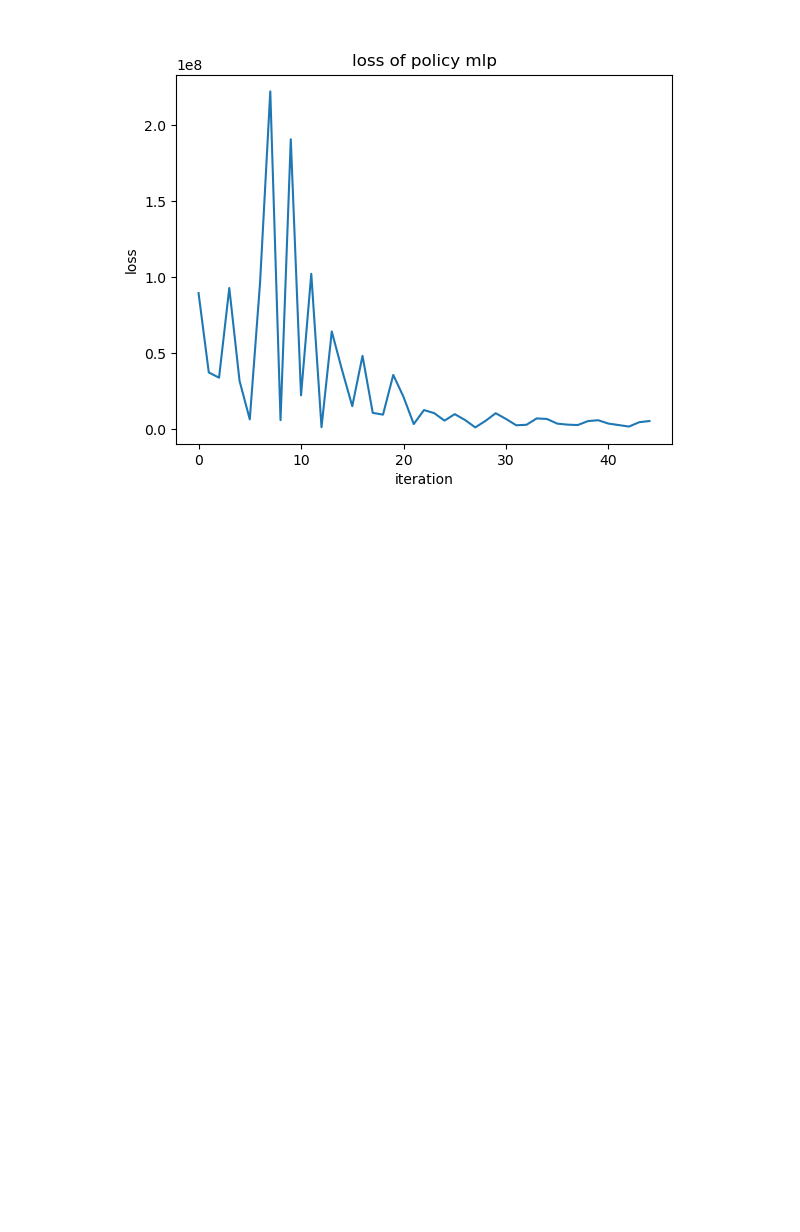
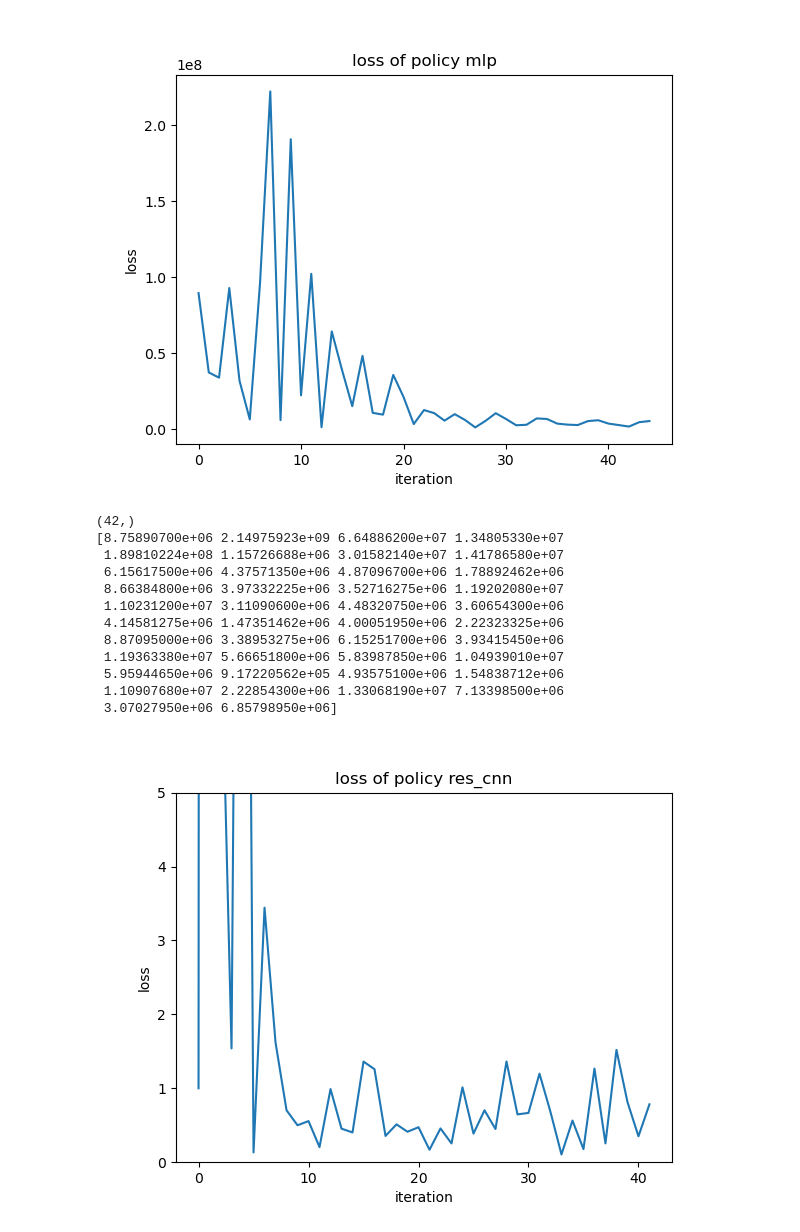
Before and after one commit to Zhou-spec/OTC_Marketing_Making, a Jupyter notebook: initial_loss_convergence.ipynb, the cells around one changed output. Cells and saved outputs as stored; diff of their text form; code cells hidden in the pictures; blank space fills up the shorter version.

```diff
--- a/initial_loss_convergence.ipynb
+++ b/initial_loss_convergence.ipynb
@@ -34,3 +34,31 @@ plt.title('loss of policy mlp')
 plt.show()
 # %% [output]
 [figure]
+# %%
+loss_res_cnn = np.load('loss_policy_res_cnn_loss.npy')
+print(loss_res_cnn.shape)
+print(loss_res_cnn)
+
+x = [i / loss_res_cnn[0] for i in loss_res_cnn]
+#draw the figure
+plt.figure()
+plt.plot(x)
+plt.xlabel('iteration')
+plt.ylabel('loss')
+plt.title('loss of policy res_cnn')
+plt.ylim(0, 5)
+plt.show()
+# %% [output]
+(42,)
+[8.75890700e+06 2.14975923e+09 6.64886200e+07 1.34805330e+07
+ 1.89810224e+08 1.15726688e+06 3.01582140e+07 1.41786580e+07
+ 6.15617500e+06 4.37571350e+06 4.87096700e+06 1.78892462e+06
+ 8.66384800e+06 3.97332225e+06 3.52716275e+06 1.19202080e+07
+ 1.10231200e+07 3.11090600e+06 4.48320750e+06 3.60654300e+06
+ 4.14581275e+06 1.47351462e+06 4.00051950e+06 2.22323325e+06
+ 8.87095000e+06 3.38953275e+06 6.15251700e+06 3.93415450e+06
+ 1.19363380e+07 5.66651800e+06 5.83987850e+06 1.04939010e+07
+ 5.95944650e+06 9.17220562e+05 4.93575100e+06 1.54838712e+06
+ 1.10907680e+07 2.22854300e+06 1.33068190e+07 7.13398500e+06
+ 3.07027950e+06 6.85798950e+06]
+[figure, added]
```
Also changed, not shown: 2 other files.
